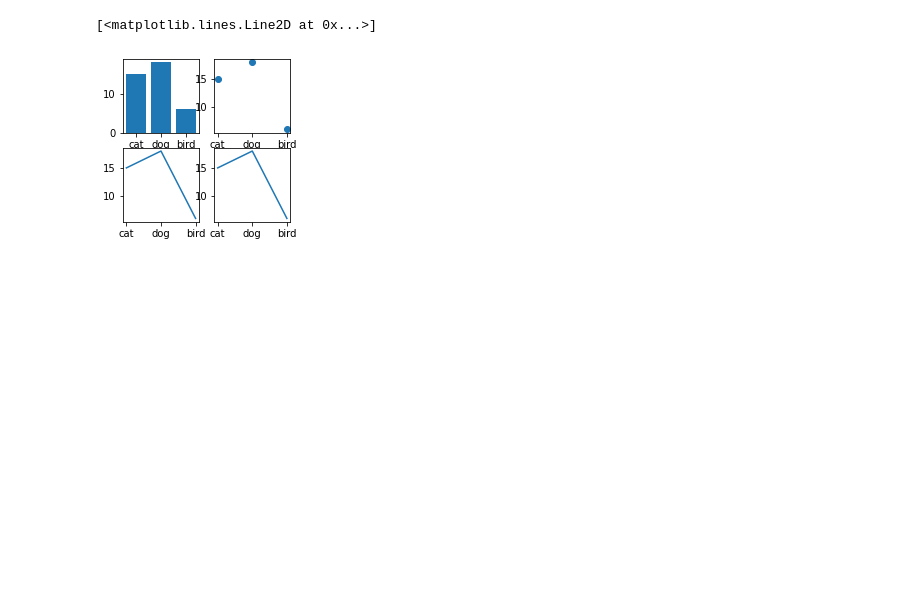
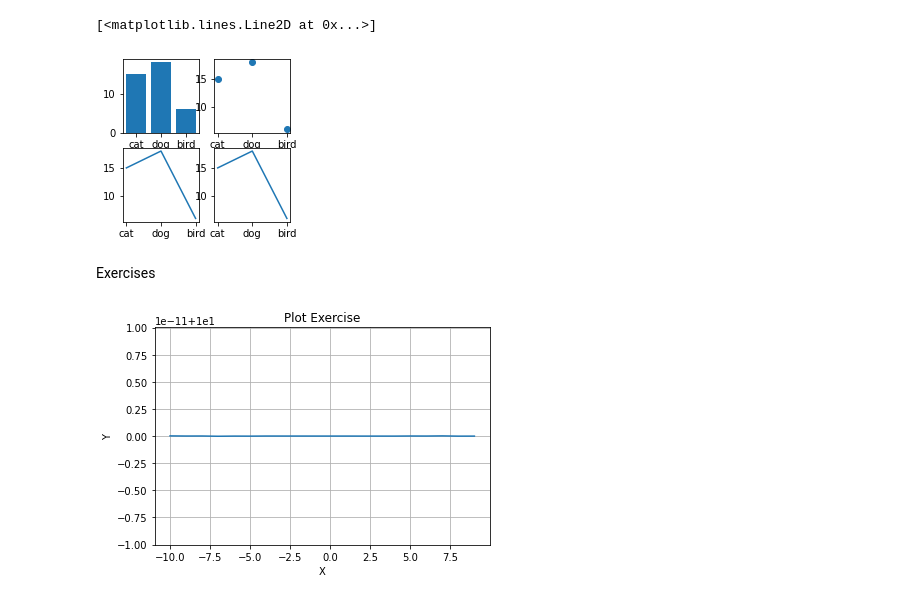
Before and after one commit to lexiwellen/Data-Science, a Jupyter notebook: Wellen_Lab_1.ipynb, the cells around one changed output. Saved outputs shown, nothing was run; the diff lists cells and outputs as text; code cells hidden in the pictures; blank space fills up the shorter version.

```diff
--- a/Wellen_Lab_1.ipynb
+++ b/Wellen_Lab_1.ipynb
@@ -287,3 +289,24 @@ plt.plot(names,values)
 # %% [output]
 [<matplotlib.lines.Line2D at 0x...>]
 [figure]
+# %% [markdown]
+Exercises
+# %%
+import matplotlib.pyplot as plt
+import numpy as np
+
+# Data for plotting
+t = np.arange(-10, 10)
+s = 10 + np.sin(7 * np.pi * t)
+
+fig, ax = plt.subplots()
+ax.plot(t, s)
+
+ax.set(xlabel='X', ylabel='Y',
+       title='Plot Exercise')
+ax.grid()
+
+fig.savefig("test.png")
+plt.show()
+# %% [output]
+[figure, added]
```
Also changed, not shown: parts of 7 cells of this notebook.
